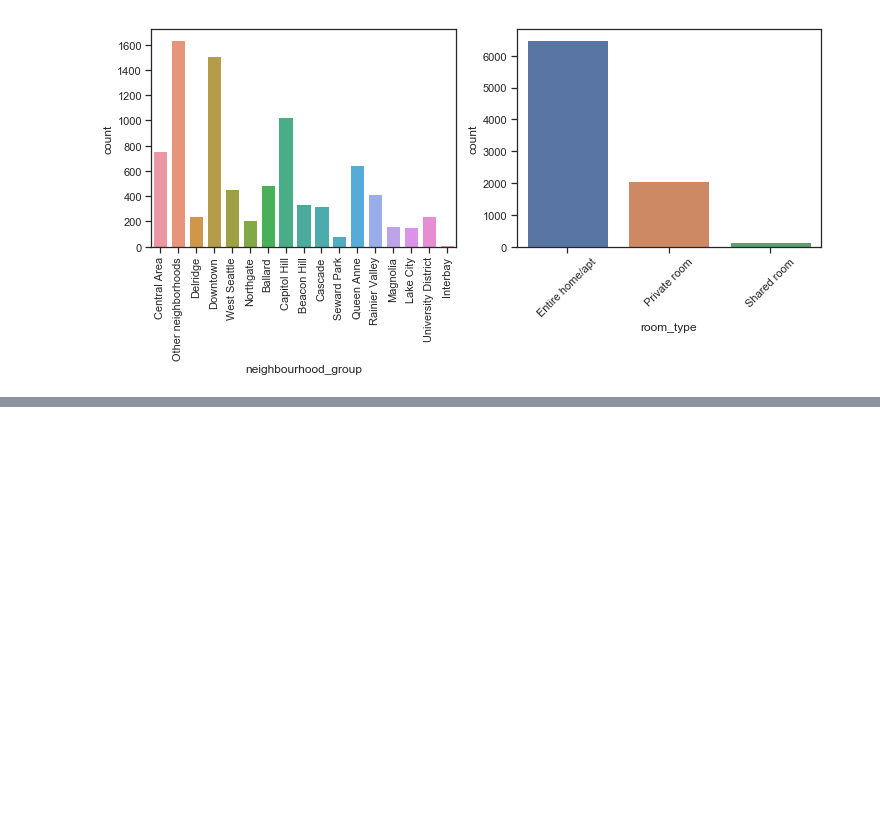
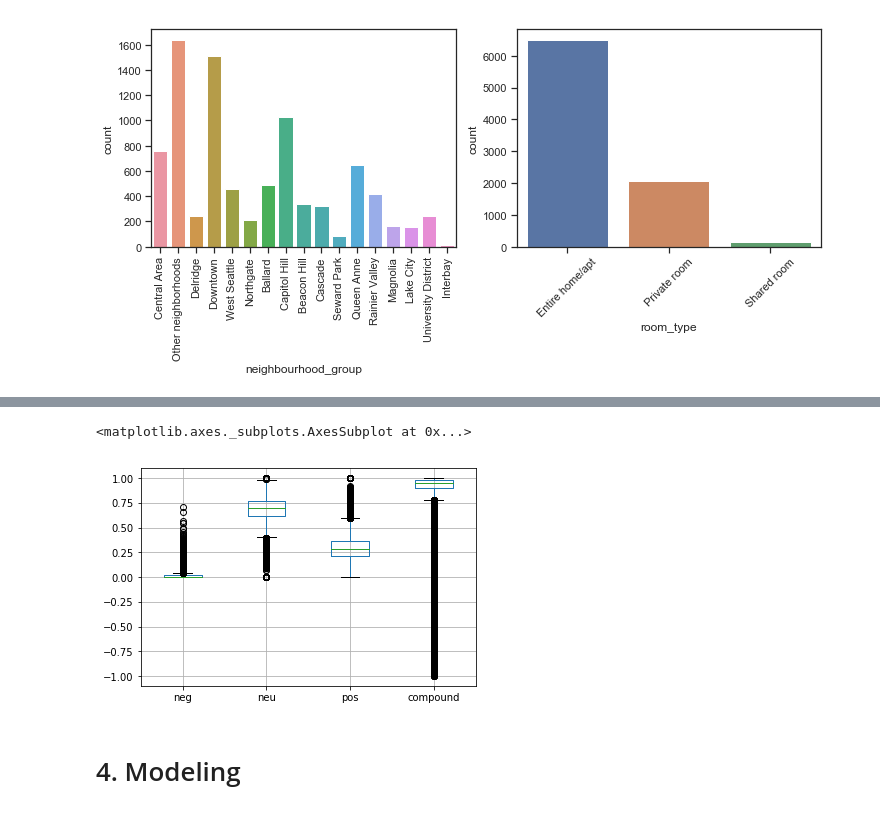
Before and after one commit to ravishchawla/Data-Analysis-with-AirBnB-Data, a Jupyter notebook: Untitled.ipynb, the cells around one changed output, grey strips where cells are left out. Drawn from its saved outputs; the diff is of its cells as text; code cells hidden in the pictures; blank space fills up the shorter version.

```diff
--- a/Untitled.ipynb
+++ b/Untitled.ipynb
@@ -106,0 +165,9 @@ g.set_xticklabels(g.get_xticklabels(), rotation=45);
+# %%
+listings = pd.concat([listings_numerical, listings_categorical_dummies], axis=1);
+reviews = pd.concat([reviews_numerical, reviews_comments], axis=1);
+calandar = pd.concat([calandar_numerical, calandar_categorical_dummies], axis=1);
+# %%
+sid = SIA()
+# %%
+senti = lambda col : pd.Series(sid.polarity_scores(col));
+review_sentiments = reviews['comments'].apply(senti);
@@ -106,0 +185,7 @@ g.set_xticklabels(g.get_xticklabels(), rotation=45);
+# %%
+reviews = pd.concat([reviews, review_sentiments], axis=1);
+# %%
+reviews[['neg', 'neu', 'pos', 'compound']].boxplot()
+# %% [output]
+<matplotlib.axes._subplots.AxesSubplot at 0x...>
+[figure, added]
@@ -106,0 +194,2 @@ g.set_xticklabels(g.get_xticklabels(), rotation=45);
+# %% [markdown]
+# 4. Modeling
```
Also changed, not shown: parts of 41 cells of this notebook, 1 other file.
